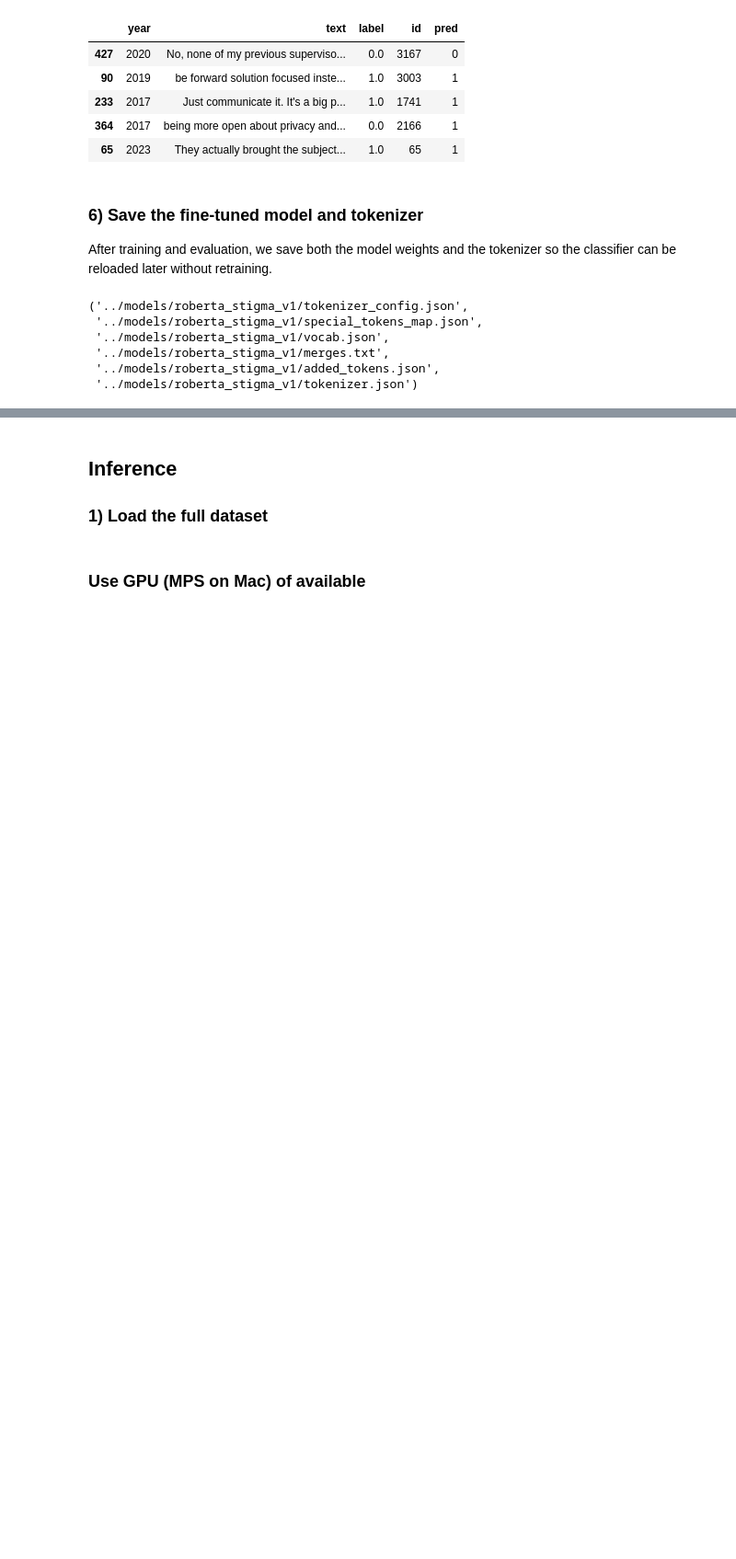
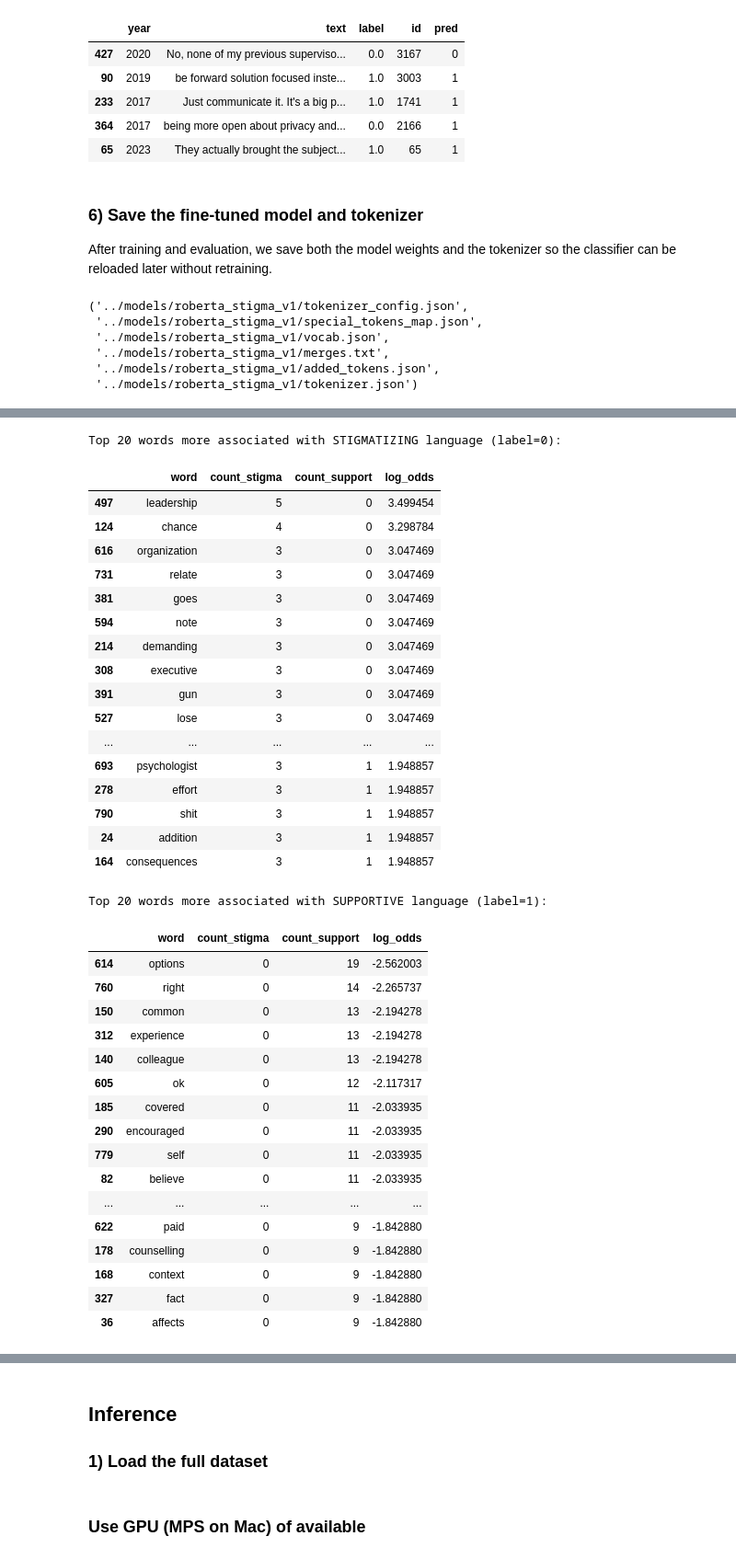
Before and after one commit to karelallik/Mental-Health-in-Tech, a Jupyter notebook: notebooks/goal3_detect_stigmatizing_vs_supportive_language.ipynb, the cells around one changed output, grey strips where cells are left out. Shown at 92% size. Cells and saved outputs as stored; diff of their text form; code cells hidden in the pictures; blank space fills up the shorter version.

```diff
--- a/notebooks/goal3_detect_stigmatizing_vs_supportive_language.ipynb
+++ b/notebooks/goal3_detect_stigmatizing_vs_supportive_language.ipynb
@@ -1125,0 +1115,53 @@ tokenizer.save_pretrained("../models/roberta_stigma_v1")
+# %%
+cols = ["word", "count_stigma", "count_support", "log_odds"]
+
+print("Top 20 words more associated with STIGMATIZING language (label=0):")
+display(
+    top_stigma[cols]
+    .head(20)
+    .style.background_gradient(subset=["log_odds"], cmap="Reds")
+)
+
+print("\nTop 20 words more associated with SUPPORTIVE language (label=1):")
+display(
+    top_support[cols]
+    .head(20)
+    .style.background_gradient(subset=["log_odds"], cmap="Blues_r")
+)
+# %% [output]
+Top 20 words more associated with STIGMATIZING language (label=0):
+|  | word | count_stigma | count_support | log_odds |
+| 497 | leadership | 5 | 0 | 3.499454 |
+| 124 | chance | 4 | 0 | 3.298784 |
+| 616 | organization | 3 | 0 | 3.047469 |
+| 731 | relate | 3 | 0 | 3.047469 |
+| 381 | goes | 3 | 0 | 3.047469 |
+| 594 | note | 3 | 0 | 3.047469 |
+| 214 | demanding | 3 | 0 | 3.047469 |
+| 308 | executive | 3 | 0 | 3.047469 |
+| 391 | gun | 3 | 0 | 3.047469 |
+| 527 | lose | 3 | 0 | 3.047469 |
+| ... | ... | ... | ... | ... |
+| 693 | psychologist | 3 | 1 | 1.948857 |
+| 278 | effort | 3 | 1 | 1.948857 |
+| 790 | shit | 3 | 1 | 1.948857 |
+| 24 | addition | 3 | 1 | 1.948857 |
+| 164 | consequences | 3 | 1 | 1.948857 |
+Top 20 words more associated with SUPPORTIVE language (label=1):
+|  | word | count_stigma | count_support | log_odds |
+| 614 | options | 0 | 19 | -2.562003 |
+| 760 | right | 0 | 14 | -2.265737 |
+| 150 | common | 0 | 13 | -2.194278 |
+| 312 | experience | 0 | 13 | -2.194278 |
+| 140 | colleague | 0 | 13 | -2.194278 |
+| 605 | ok | 0 | 12 | -2.117317 |
+| 185 | covered | 0 | 11 | -2.033935 |
+| 290 | encouraged | 0 | 11 | -2.033935 |
+| 779 | self | 0 | 11 | -2.033935 |
+| 82 | believe | 0 | 11 | -2.033935 |
+| ... | ... | ... | ... | ... |
+| 622 | paid | 0 | 9 | -1.842880 |
+| 178 | counselling | 0 | 9 | -1.842880 |
+| 168 | context | 0 | 9 | -1.842880 |
+| 327 | fact | 0 | 9 | -1.842880 |
+| 36 | affects | 0 | 9 | -1.842880 |
```
Also changed, not shown: parts of 22 cells of this notebook, 1 other file.
